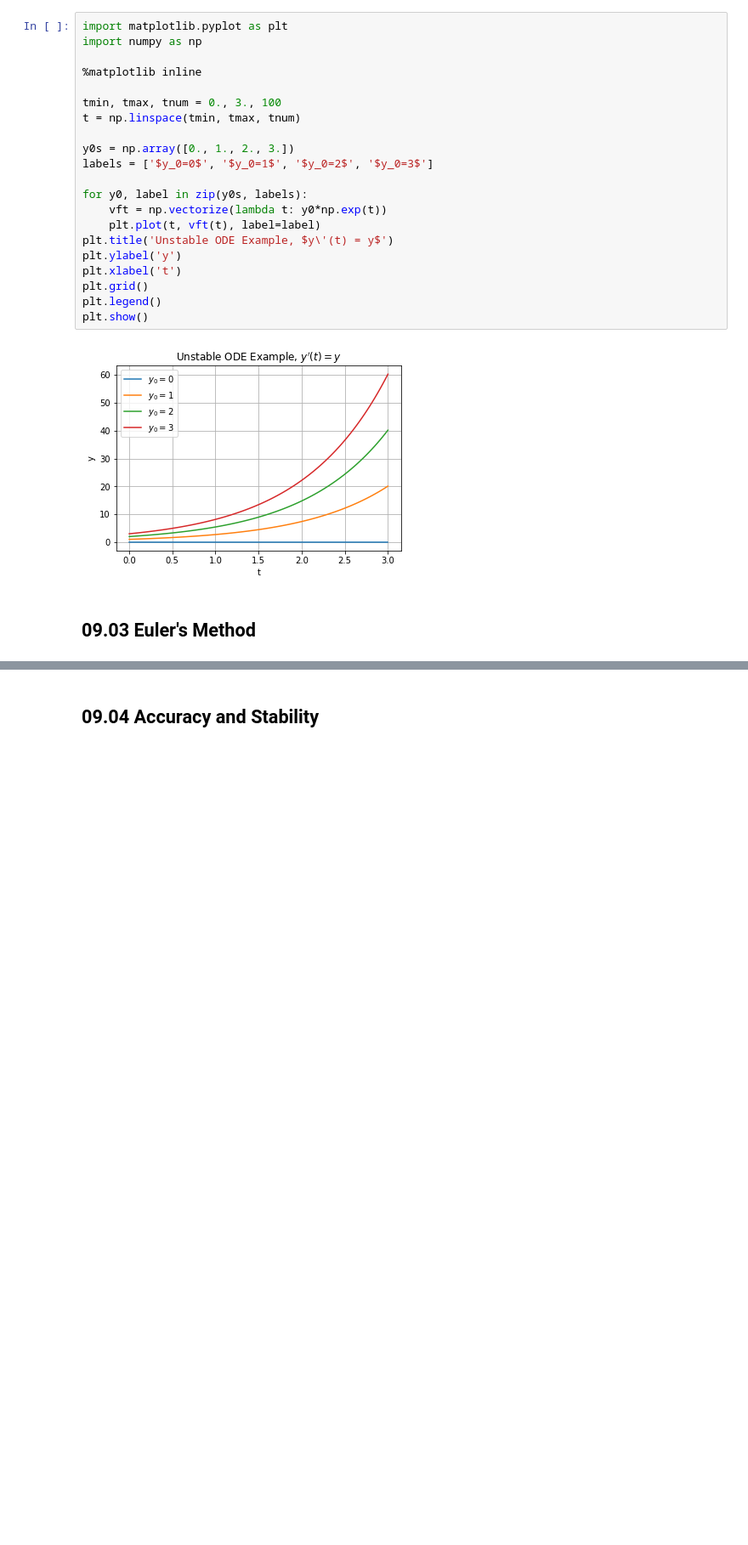
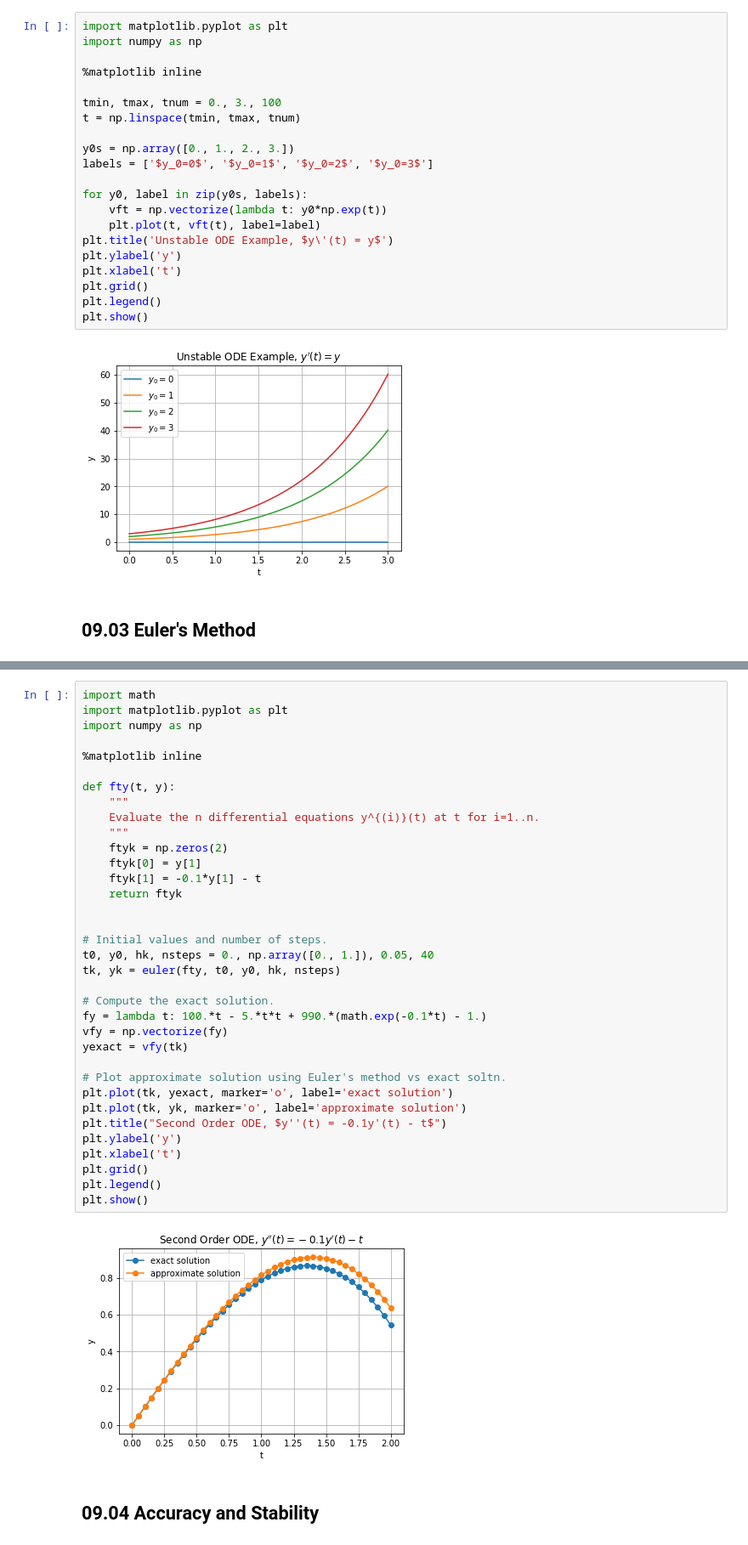
Before and after one commit to marcoemorais/numerics-python, a Jupyter notebook: notes/09-Initial-Value-Problems-for-ODE.ipynb, the cells around one changed output, grey strips where cells are left out. Shown at 85% size. Cells and saved outputs as stored; diff of their text form; blank space fills up the shorter version.

```diff
--- a/notes/09-Initial-Value-Problems-for-ODE.ipynb
+++ b/notes/09-Initial-Value-Problems-for-ODE.ipynb
@@ -261,2 +359,39 @@ Global error will be **greater** than sum of local errors when solution is unsta
+# %%
+import math
+import matplotlib.pyplot as plt
+import numpy as np
+
+%matplotlib inline
+
+def fty(t, y):
+    """
+    Evaluate the n differential equations y^{(i)}(t) at t for i=1..n.
+    """
+    ftyk = np.zeros(2)
+    ftyk[0] = y[1]
+    ftyk[1] = -0.1*y[1] - t
+    return ftyk
+
+
+# Initial values and number of steps.
+t0, y0, hk, nsteps = 0., np.array([0., 1.]), 0.05, 40
+tk, yk = euler(fty, t0, y0, hk, nsteps)
+
+# Compute the exact solution.
+fy = lambda t: 100.*t - 5.*t*t + 990.*(math.exp(-0.1*t) - 1.)
+vfy = np.vectorize(fy)
+yexact = vfy(tk)
+
+# Plot approximate solution using Euler's method vs exact soltn.
+plt.plot(tk, yexact, marker='o', label='exact solution')
+plt.plot(tk, yk, marker='o', label='approximate solution')
+plt.title("Second Order ODE, $y''(t) = -0.1y'(t) - t$")
+plt.ylabel('y')
+plt.xlabel('t')
+plt.grid()
+plt.legend()
+plt.show()
+# %% [output]
+[figure, added]
 # %% [markdown]
 ## 09.04 Accuracy and Stability
```
Also changed, not shown: parts of 20 cells of this notebook, 1 other file.
